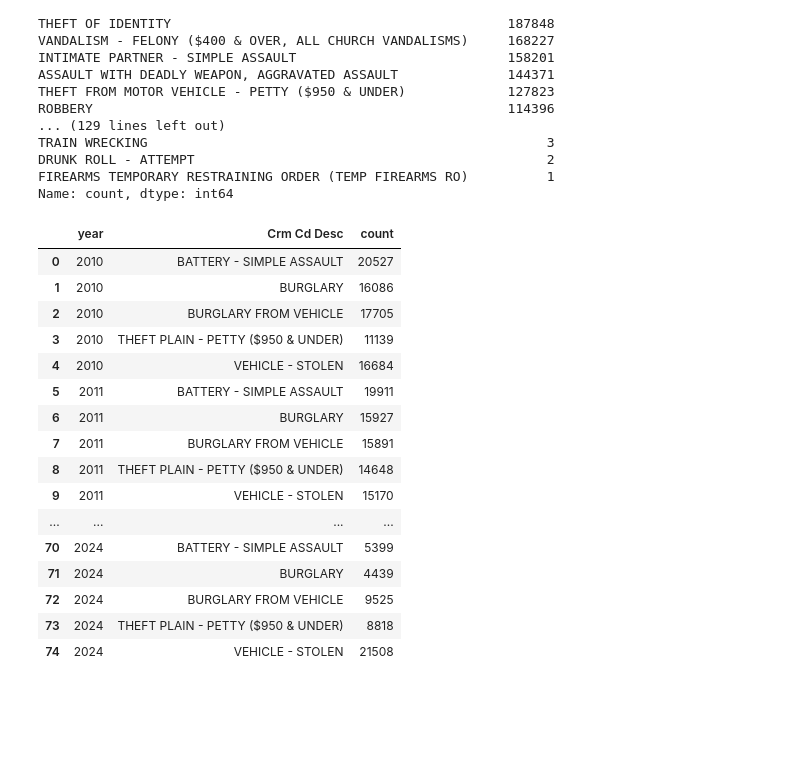
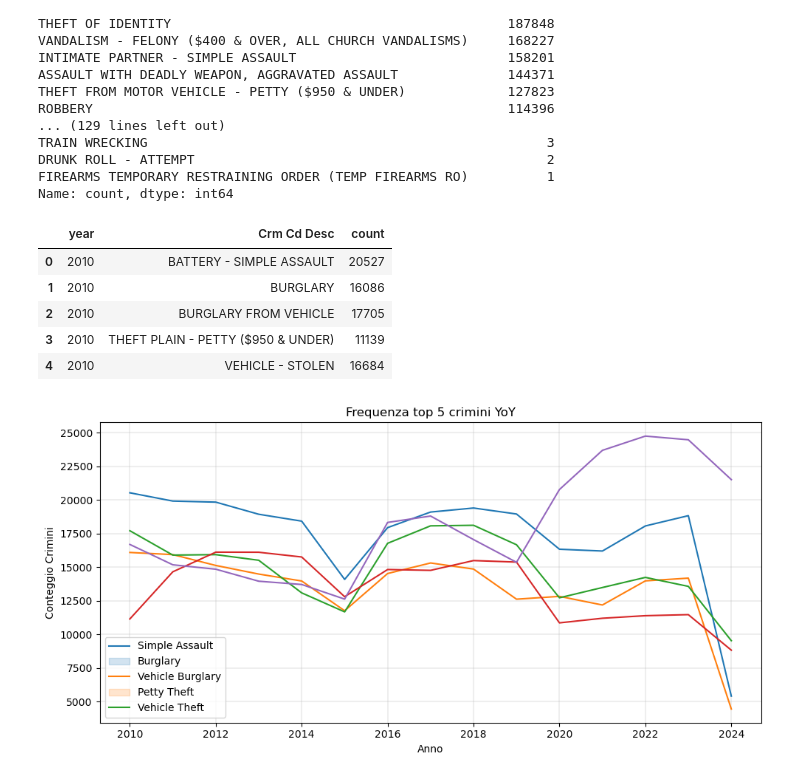
Before and after one commit to AnalystEca/lapd-crime-data, a Jupyter notebook: notebooks/02_analyze/05_eda_block1.ipynb, the cells around one changed output. Saved outputs shown, nothing was run; the diff lists cells and outputs as text; code cells hidden in the pictures; blank space fills up the shorter version.

```diff
--- a/notebooks/02_analyze/05_eda_block1.ipynb
+++ b/notebooks/02_analyze/05_eda_block1.ipynb
@@ -57,24 +57,46 @@ Name: count, dtype: int64
 # %%
 top5_filter = ['VEHICLE - STOLEN', 'BATTERY - SIMPLE ASSAULT', 'BURGLARY FROM VEHICLE', 'BURGLARY', 'THEFT PLAIN - PETTY ($950 & UNDER)']
 top5_df = df[df['Crm Cd Desc'].isin(top5_filter)]
 
 top5_grouped = top5_df.groupby(
     ['year', 'Crm Cd Desc']).size().reset_index(name='count')
+
+top5_grouped.head(5)
 # %% [output]
 |  | year | Crm Cd Desc | count |
 | 0 | 2010 | BATTERY - SIMPLE ASSAULT | 20527 |
 | 1 | 2010 | BURGLARY | 16086 |
 | 2 | 2010 | BURGLARY FROM VEHICLE | 17705 |
 | 3 | 2010 | THEFT PLAIN - PETTY ($950 & UNDER) | 11139 |
 | 4 | 2010 | VEHICLE - STOLEN | 16684 |
-| 5 | 2011 | BATTERY - SIMPLE ASSAULT | 19911 |
-| 6 | 2011 | BURGLARY | 15927 |
-| 7 | 2011 | BURGLARY FROM VEHICLE | 15891 |
-| 8 | 2011 | THEFT PLAIN - PETTY ($950 & UNDER) | 14648 |
-| 9 | 2011 | VEHICLE - STOLEN | 15170 |
-| ... | ... | ... | ... |
-| 70 | 2024 | BATTERY - SIMPLE ASSAULT | 5399 |
-| 71 | 2024 | BURGLARY | 4439 |
-| 72 | 2024 | BURGLARY FROM VEHICLE | 9525 |
-| 73 | 2024 | THEFT PLAIN - PETTY ($950 & UNDER) | 8818 |
-| 74 | 2024 | VEHICLE - STOLEN | 21508 |
+# %%
+short_names = {
+    'VEHICLE - STOLEN': 'Vehicle Theft',
+    'BATTERY - SIMPLE ASSAULT': 'Simple Assault',
+    'BURGLARY FROM VEHICLE': 'Vehicle Burglary',
+    'BURGLARY': 'Burglary',
+    'THEFT PLAIN - PETTY ($950 & UNDER)': 'Petty Theft'
+}
+
+fig = plt.subplots(figsize=(10,5))
+sns.lineplot(
+    x = top5_grouped['year'],
+    y = top5_grouped['count'],
+    hue = top5_grouped['Crm Cd Desc']
+)
+
+plt.title('Frequenza top 5 crimini YoY')
+plt.xlabel('Anno')
+plt.ylabel('Conteggio Crimini')
+plt.grid(
+    linewidth = 0.3
+)
+
+plt.legend(
+    labels=['Simple Assault', 'Burglary', 'Vehicle Burglary', 'Petty Theft', 'Vehicle Theft']
+)
+
+plt.tight_layout()
+plt.show()
+# %% [output]
+[figure, added]
```
